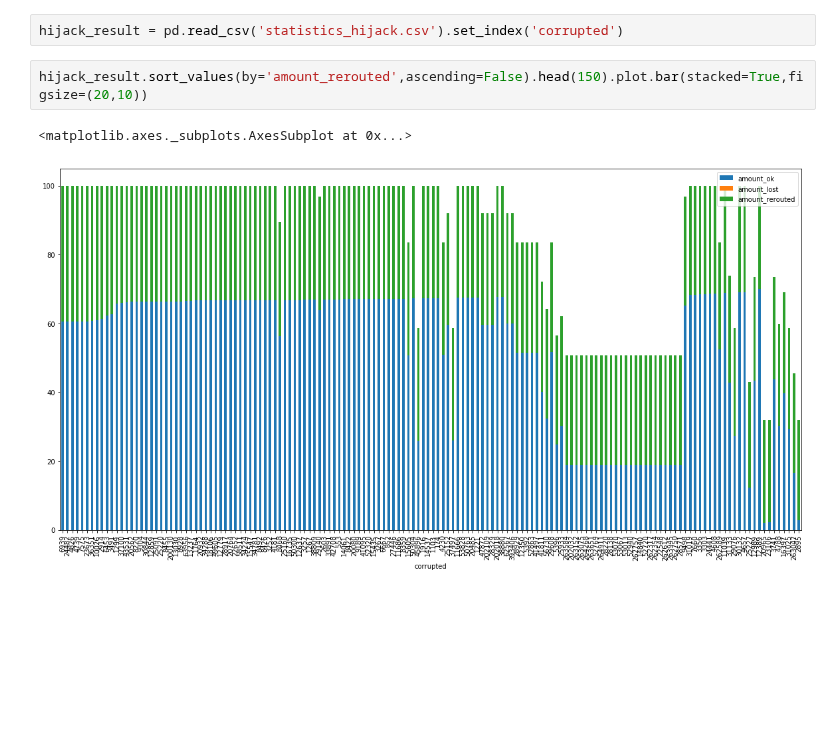
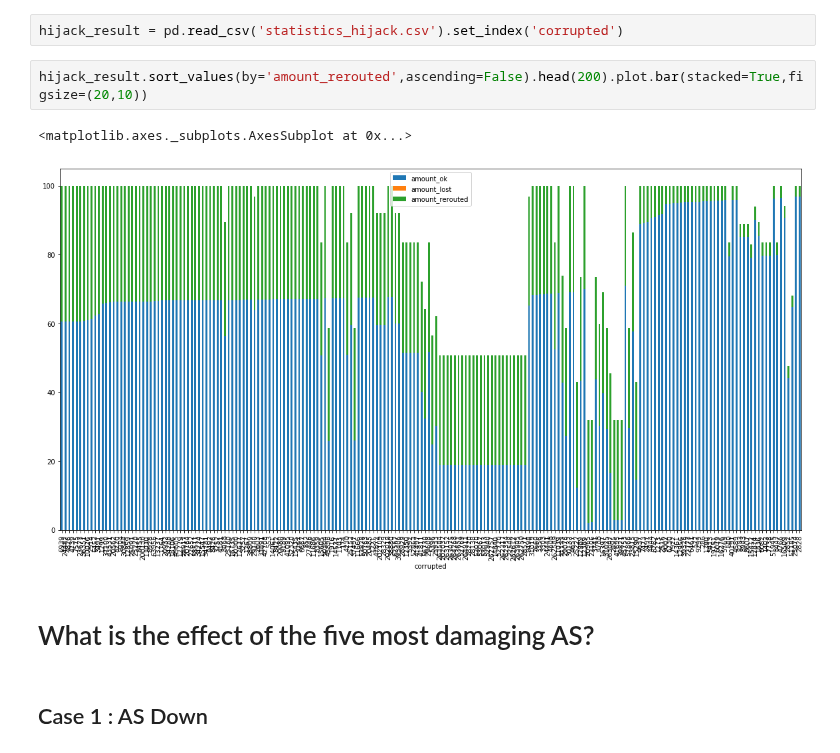
Before and after one commit to dedis/student_19_ripple-partition, a Jupyter notebook: find_match.ipynb, the cells around one changed output. Saved outputs shown, nothing was run; the diff lists cells and outputs as text; blank space fills up the shorter version.

```diff
--- a/find_match.ipynb
+++ b/find_match.ipynb
@@ -102,7 +110,11 @@ hijack_result.to_csv('statistics_hijack.csv')
 # %%
 hijack_result = pd.read_csv('statistics_hijack.csv').set_index('corrupted')
 # %%
-hijack_result.sort_values(by='amount_rerouted',ascending=False).head(150).plot.bar(stacked=True,figsize=(20,10))
+hijack_result.sort_values(by='amount_rerouted',ascending=False).head(200).plot.bar(stacked=True,figsize=(20,10))
 # %% [output]
 <matplotlib.axes._subplots.AxesSubplot at 0x...>
-[figure, old version]
+[figure, new version]
+# %% [markdown]
+# What is the effect of the five most damaging AS?
+# %% [markdown]
+## Case 1 : AS Down
```
Also changed, not shown: parts of 10 cells of this notebook.
